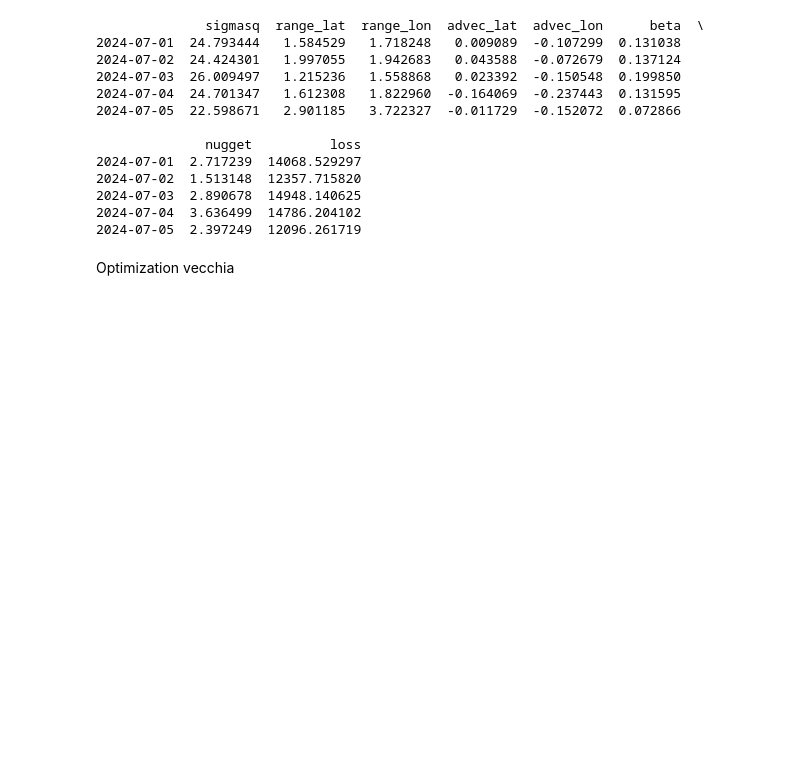
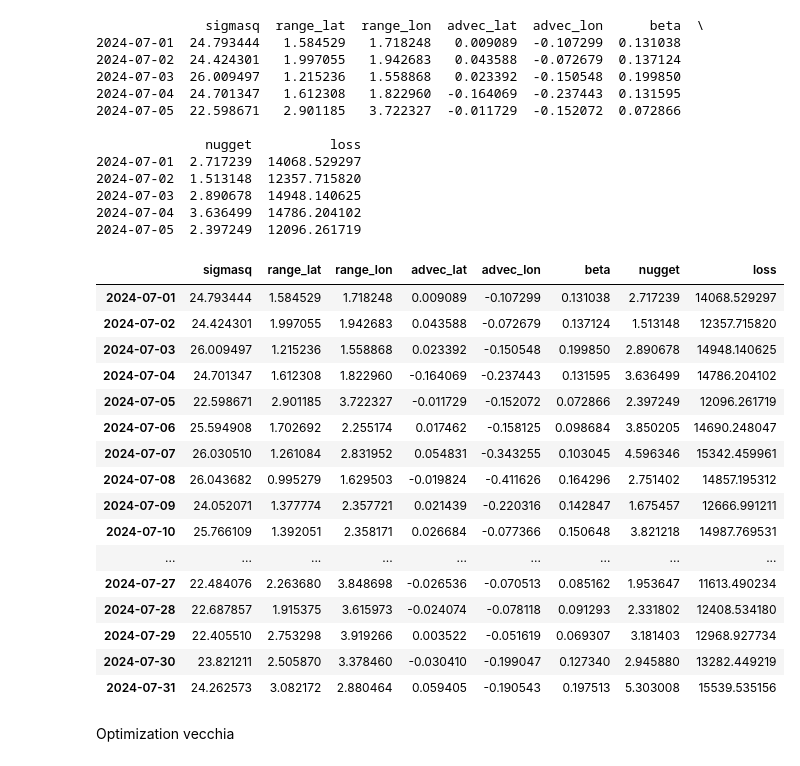
Before and after one commit to cl20813/GEMS_TCO, a Jupyter notebook: Exercises/torch_opt_vecchia_327.ipynb, the cells around one changed output. Cells and saved outputs as stored; diff of their text form; code cells hidden in the pictures; blank space fills up the shorter version.

```diff
--- a/Exercises/torch_opt_vecchia_327.ipynb
+++ b/Exercises/torch_opt_vecchia_327.ipynb
@@ -84,6 +84,26 @@ df.to_csv(output_csv_path, index=False)
 2024-07-03  2.890678  14948.140625
 2024-07-04  3.636499  14786.204102
 2024-07-05  2.397249  12096.261719
+# %%
+df
+# %% [output]
+|  | sigmasq | range_lat | range_lon | advec_lat | advec_lon | beta | nugget | loss |
+| 2024-07-01 | 24.793444 | 1.584529 | 1.718248 | 0.009089 | -0.107299 | 0.131038 | 2.717239 | 14068.529297 |
+| 2024-07-02 | 24.424301 | 1.997055 | 1.942683 | 0.043588 | -0.072679 | 0.137124 | 1.513148 | 12357.715820 |
+| 2024-07-03 | 26.009497 | 1.215236 | 1.558868 | 0.023392 | -0.150548 | 0.199850 | 2.890678 | 14948.140625 |
+| 2024-07-04 | 24.701347 | 1.612308 | 1.822960 | -0.164069 | -0.237443 | 0.131595 | 3.636499 | 14786.204102 |
+| 2024-07-05 | 22.598671 | 2.901185 | 3.722327 | -0.011729 | -0.152072 | 0.072866 | 2.397249 | 12096.261719 |
+| 2024-07-06 | 25.594908 | 1.702692 | 2.255174 | 0.017462 | -0.158125 | 0.098684 | 3.850205 | 14690.248047 |
+| 2024-07-07 | 26.030510 | 1.261084 | 2.831952 | 0.054831 | -0.343255 | 0.103045 | 4.596346 | 15342.459961 |
+| 2024-07-08 | 26.043682 | 0.995279 | 1.629503 | -0.019824 | -0.411626 | 0.164296 | 2.751402 | 14857.195312 |
+| 2024-07-09 | 24.052071 | 1.377774 | 2.357721 | 0.021439 | -0.220316 | 0.142847 | 1.675457 | 12666.991211 |
+| 2024-07-10 | 25.766109 | 1.392051 | 2.358171 | 0.026684 | -0.077366 | 0.150648 | 3.821218 | 14987.769531 |
+| ... | ... | ... | ... | ... | ... | ... | ... | ... |
+| 2024-07-27 | 22.484076 | 2.263680 | 3.848698 | -0.026536 | -0.070513 | 0.085162 | 1.953647 | 11613.490234 |
+| 2024-07-28 | 22.687857 | 1.915375 | 3.615973 | -0.024074 | -0.078118 | 0.091293 | 2.331802 | 12408.534180 |
+| 2024-07-29 | 22.405510 | 2.753298 | 3.919266 | 0.003522 | -0.051619 | 0.069307 | 3.181403 | 12968.927734 |
+| 2024-07-30 | 23.821211 | 2.505870 | 3.378460 | -0.030410 | -0.199047 | 0.127340 | 2.945880 | 13282.449219 |
+| 2024-07-31 | 24.262573 | 3.082172 | 2.880464 | 0.059405 | -0.190543 | 0.197513 | 5.303008 | 15539.535156 |
 # %% [markdown]
 Optimization vecchia
 # %%
```
Also changed, not shown: parts of 2 cells of this notebook, 15 other files.
